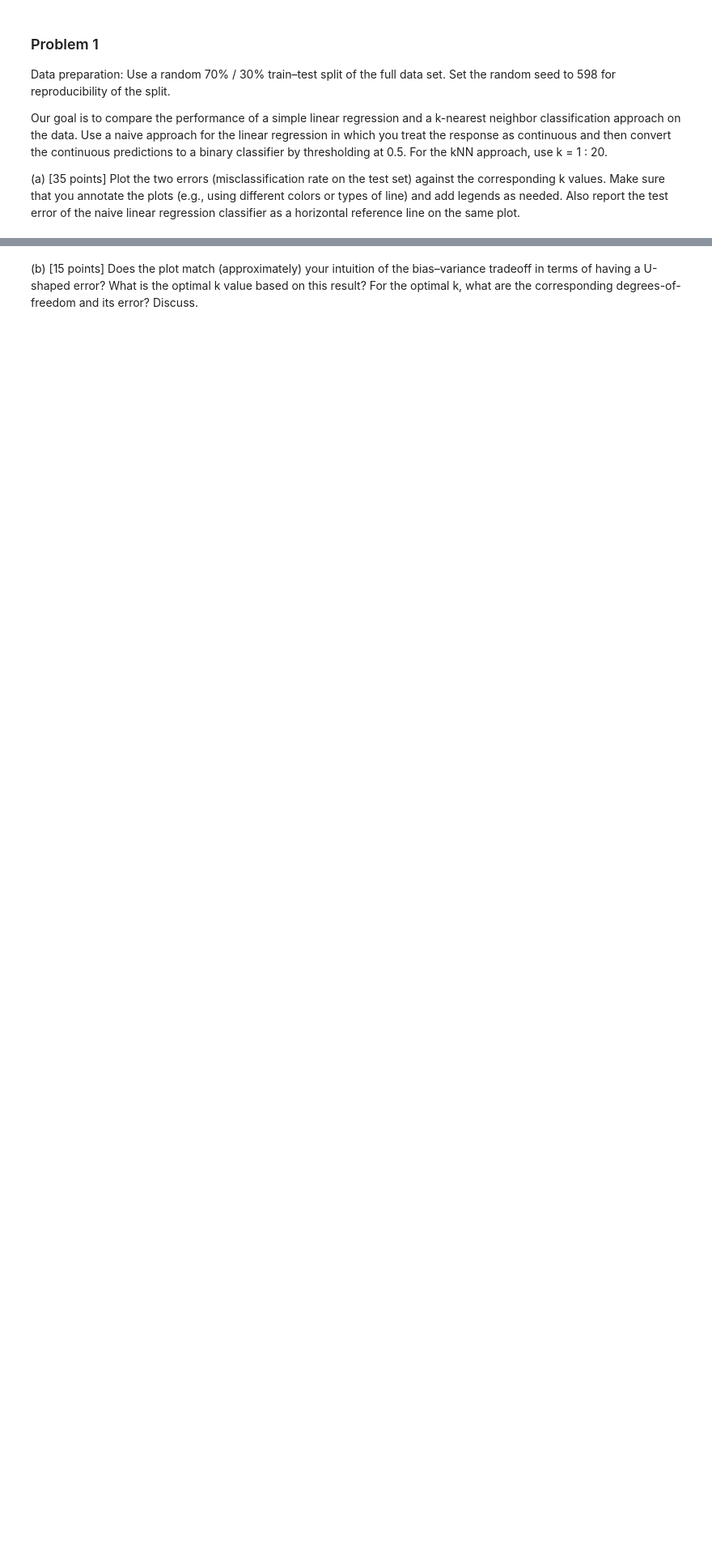
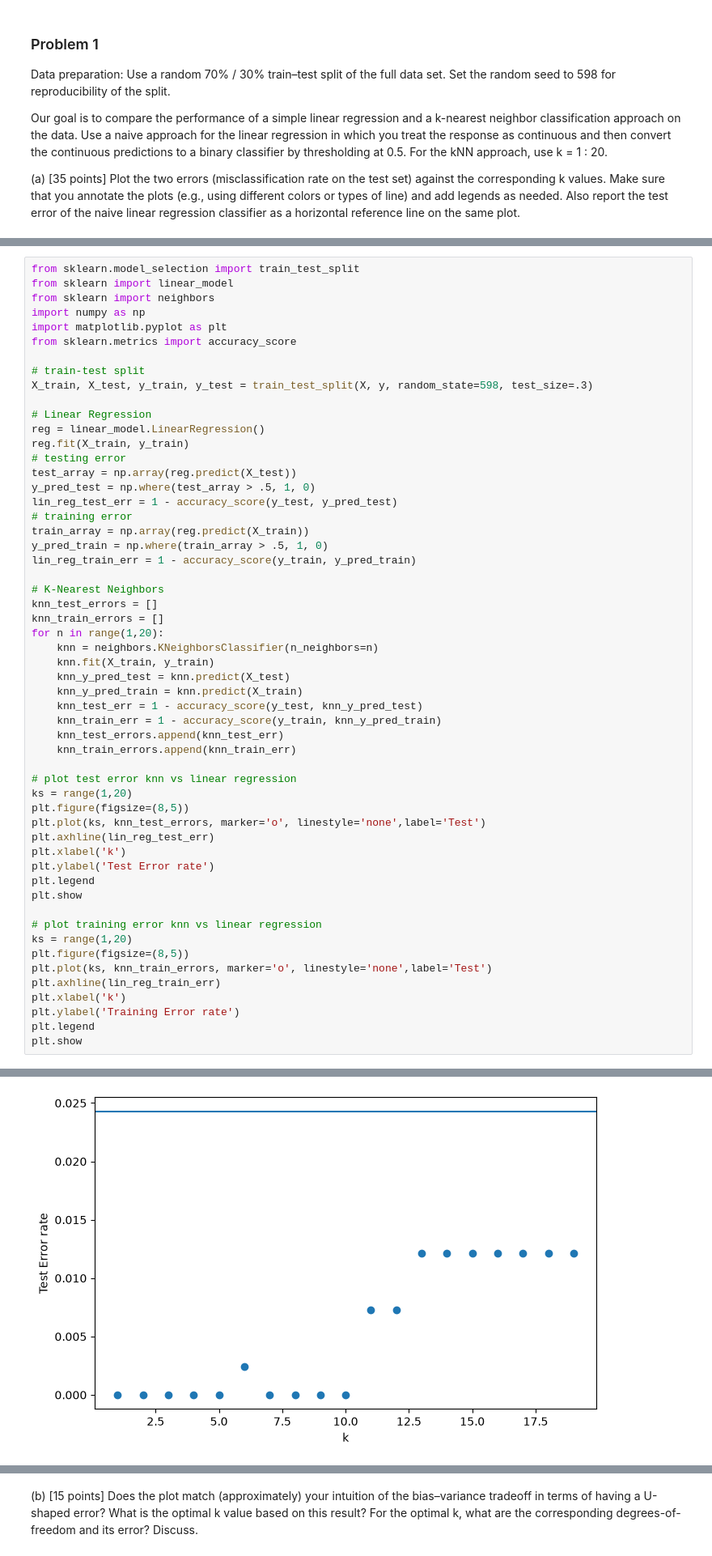
Before and after one commit to uiuc-msynowiec/cs598_psl, a Jupyter notebook: CodingAssignments/CA1/CS598_PSL_CA_1_Liam.ipynb, the cells around one changed output, grey strips where cells are left out. Shown at 81% size. Cells and saved outputs as stored; diff of their text form; blank space fills up the shorter version.

```diff
--- a/CodingAssignments/CA1/CS598_PSL_CA_1_Liam.ipynb
+++ b/CodingAssignments/CA1/CS598_PSL_CA_1_Liam.ipynb
@@ -98,0 +63,56 @@ plt.show()
+# %%
+from sklearn.model_selection import train_test_split
+from sklearn import linear_model
+from sklearn import neighbors
+import numpy as np
+import matplotlib.pyplot as plt
+from sklearn.metrics import accuracy_score
+
+# train-test split
+X_train, X_test, y_train, y_test = train_test_split(X, y, random_state=598, test_size=.3)
+
+# Linear Regression
+reg = linear_model.LinearRegression()
+reg.fit(X_train, y_train)
+# testing error
+test_array = np.array(reg.predict(X_test))
+y_pred_test = np.where(test_array > .5, 1, 0)
+lin_reg_test_err = 1 - accuracy_score(y_test, y_pred_test)
+# training error
+train_array = np.array(reg.predict(X_train))
+y_pred_train = np.where(train_array > .5, 1, 0)
+lin_reg_train_err = 1 - accuracy_score(y_train, y_pred_train)
+
+# K-Nearest Neighbors
+knn_test_errors = []
+knn_train_errors = []
+for n in range(1,20):
+    knn = neighbors.KNeighborsClassifier(n_neighbors=n)
+    knn.fit(X_train, y_train)
+    knn_y_pred_test = knn.predict(X_test)
+    knn_y_pred_train = knn.predict(X_train)
+    knn_test_err = 1 - accuracy_score(y_test, knn_y_pred_test)
+    knn_train_err = 1 - accuracy_score(y_train, knn_y_pred_train)
+    knn_test_errors.append(knn_test_err)
+    knn_train_errors.append(knn_train_err)
+
+# plot test error knn vs linear regression
+ks = range(1,20)
+plt.figure(figsize=(8,5))
+plt.plot(ks, knn_test_errors, marker='o', linestyle='none',label='Test')
+plt.axhline(lin_reg_test_err)
+plt.xlabel('k')
+plt.ylabel('Test Error rate')
+plt.legend
+plt.show
+
+# plot training error knn vs linear regression
+ks = range(1,20)
+plt.figure(figsize=(8,5))
+plt.plot(ks, knn_train_errors, marker='o', linestyle='none',label='Test')
+plt.axhline(lin_reg_train_err)
+plt.xlabel('k')
+plt.ylabel('Training Error rate')
+plt.legend
+plt.show
+# %% [output]
@@ -98,0 +120 @@ plt.show()
+[figure, added]
```
Also changed, not shown: parts of 4 cells of this notebook.
